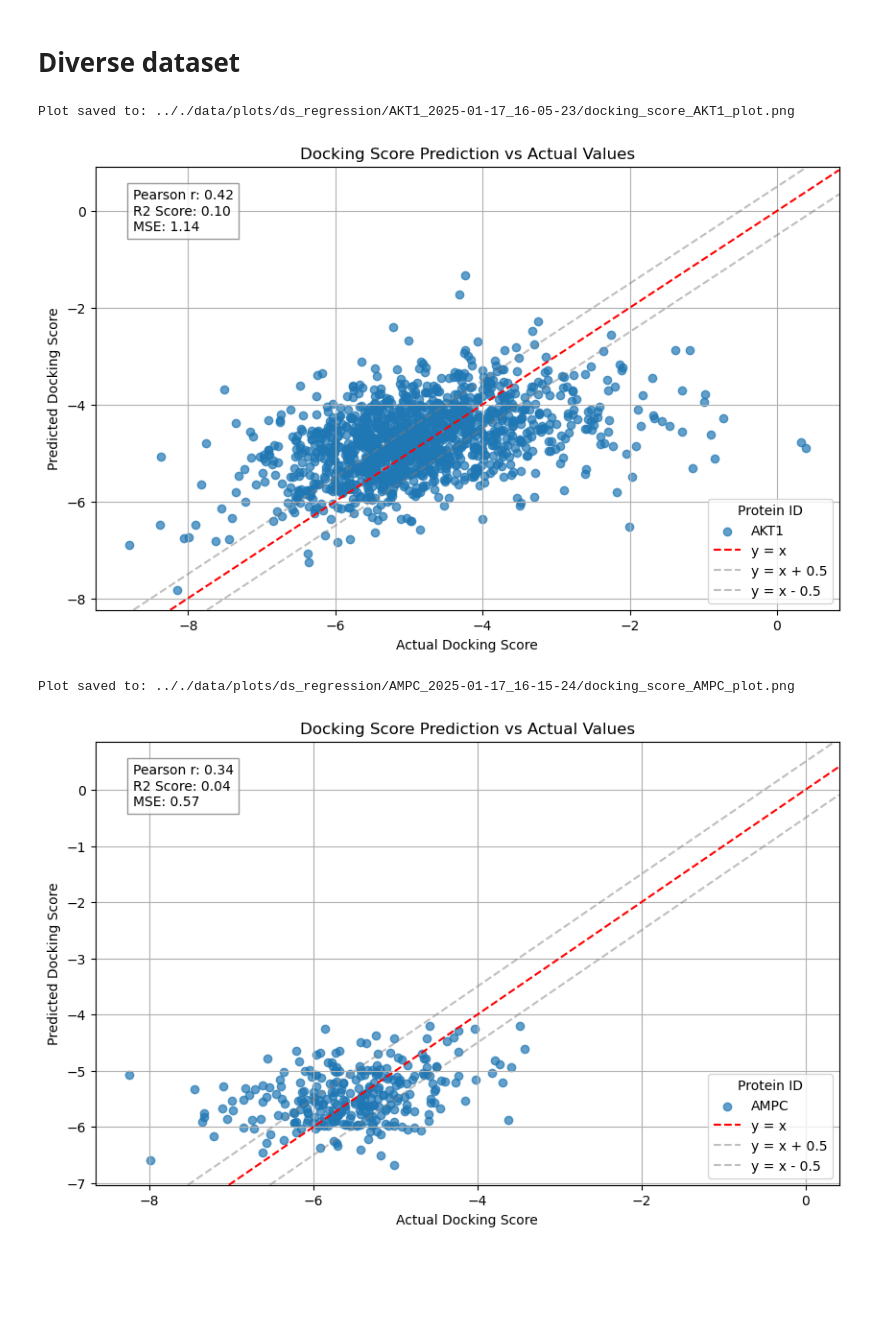
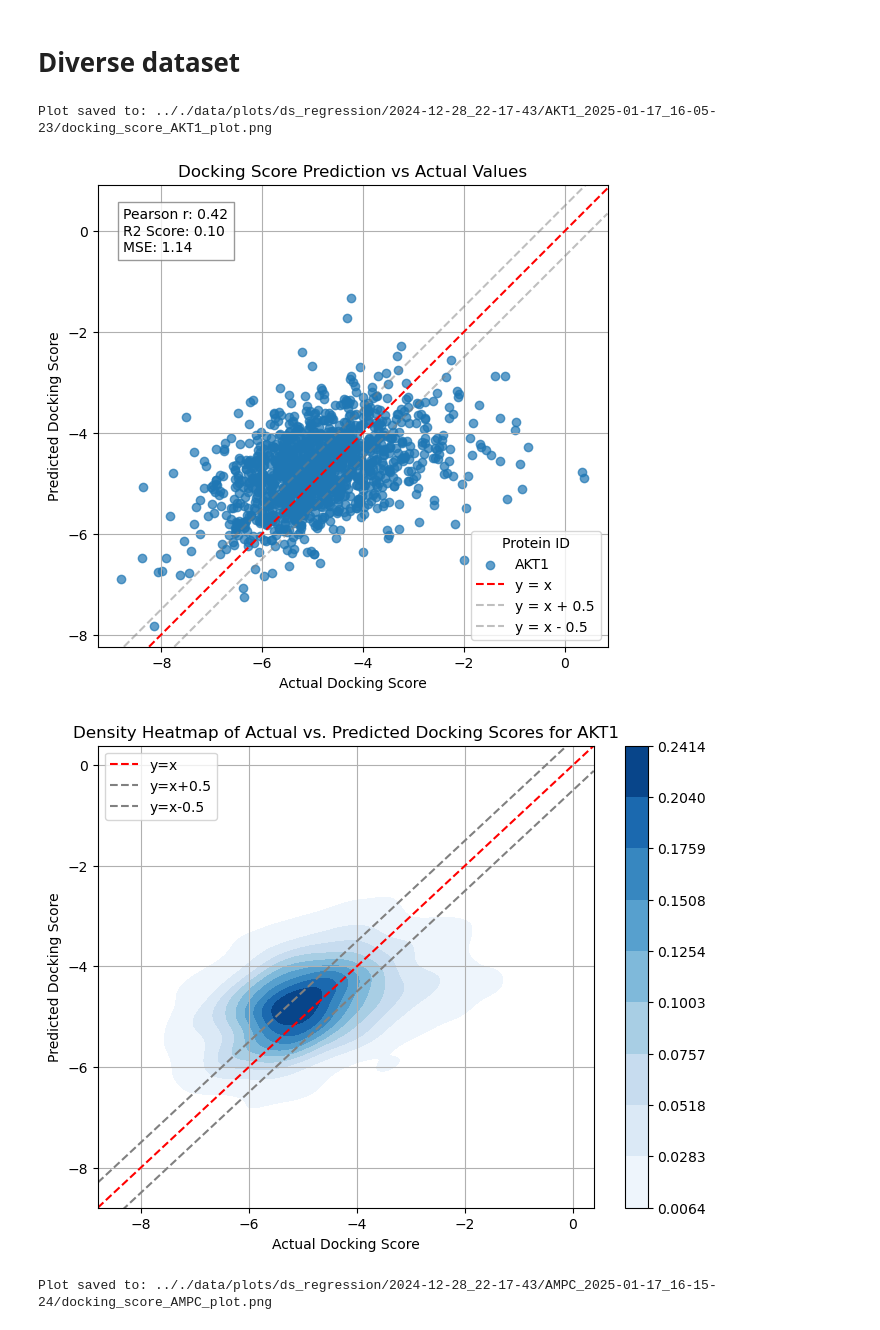
Before and after one commit to inu-wanwan/AttentionConditionedVAE, a Jupyter notebook: notebook/analyze_result.ipynb, the cells around one changed output. Cells and saved outputs as stored; diff of their text form; code cells hidden in the pictures; blank space fills up the shorter version.

```diff
--- a/notebook/analyze_result.ipynb
+++ b/notebook/analyze_result.ipynb
@@ -114,6 +114,9 @@ def plot_docking_scores_vs_predictions(df, output_dir, filename="docking_score_p
     plt.legend(title="Protein ID")
     plt.grid(True)
 
+    # Adjust scale to match aspect ratio
+    plt.gca().set_aspect('equal', adjustable='box')
+
     # Add metrics to the plot
     metrics_text = f"Pearson r: {corr:.2f}\nR2 Score: {r2:.2f}\nMSE: {mse:.2f}"
     plt.text(0.05, 0.95, metrics_text, fontsize=10, transform=plt.gca().transAxes,
@@ -472,16 +539,24 @@ R2 Score: 0.2344423950874167
 # %%
 targets = ['AKT1', 'AMPC', 'CP3A4', 'CXCR4', 'GCR']
 timestamps = ['05-23', '15-24', '23-10', '25-48', '26-45']
 
 for target, timestamp in zip(targets, timestamps):
     timestamp = f"2025-01-17_16-{timestamp}"
     diverse_eval_dir = os.path.join(eval_dir, 'ds_regression', timestamp)
     diverse_result_path = os.path.join(eval_dir, 'ds_regression', timestamp, f"results_{target}.csv")
     diverse_plot_dir = os.path.join(ds_reg_output_dir, f"{target}_{timestamp}")
     diverse_result_df = pd.read_csv(diverse_result_path)
     plot_docking_scores_vs_predictions(diverse_result_df, diverse_plot_dir, filename=f"docking_score_{target}_plot.png")
+    plot_docking_score_heatmap(
+        diverse_result_df,
+        actual_col='Actual_Docking_Score',
+        predicted_col='Predicted_Docking_Score',
+        x_label='Actual Docking Score',
+        y_label='Predicted Docking Score',
+        title=f'Density Heatmap of Actual vs. Predicted Docking Scores for {target}'
+    )
 # %% [output]
-Plot saved to: .././data/plots/ds_regression/AKT1_2025-01-17_16-05-23/docking_score_AKT1_plot.png
+Plot saved to: .././data/plots/ds_regression/2024-12-28_22-17-43/AKT1_2025-01-17_16-05-23/docking_score_AKT1_plot.png
-[figure, old version]
+[figure, new version]
+[figure, new version]
-Plot saved to: .././data/plots/ds_regression/AMPC_2025-01-17_16-15-24/docking_score_AMPC_plot.png
+Plot saved to: .././data/plots/ds_regression/2024-12-28_22-17-43/AMPC_2025-01-17_16-15-24/docking_score_AMPC_plot.png
-[figure, old version]
```
Also changed, not shown: parts of 9 cells of this notebook, 6 other files.
